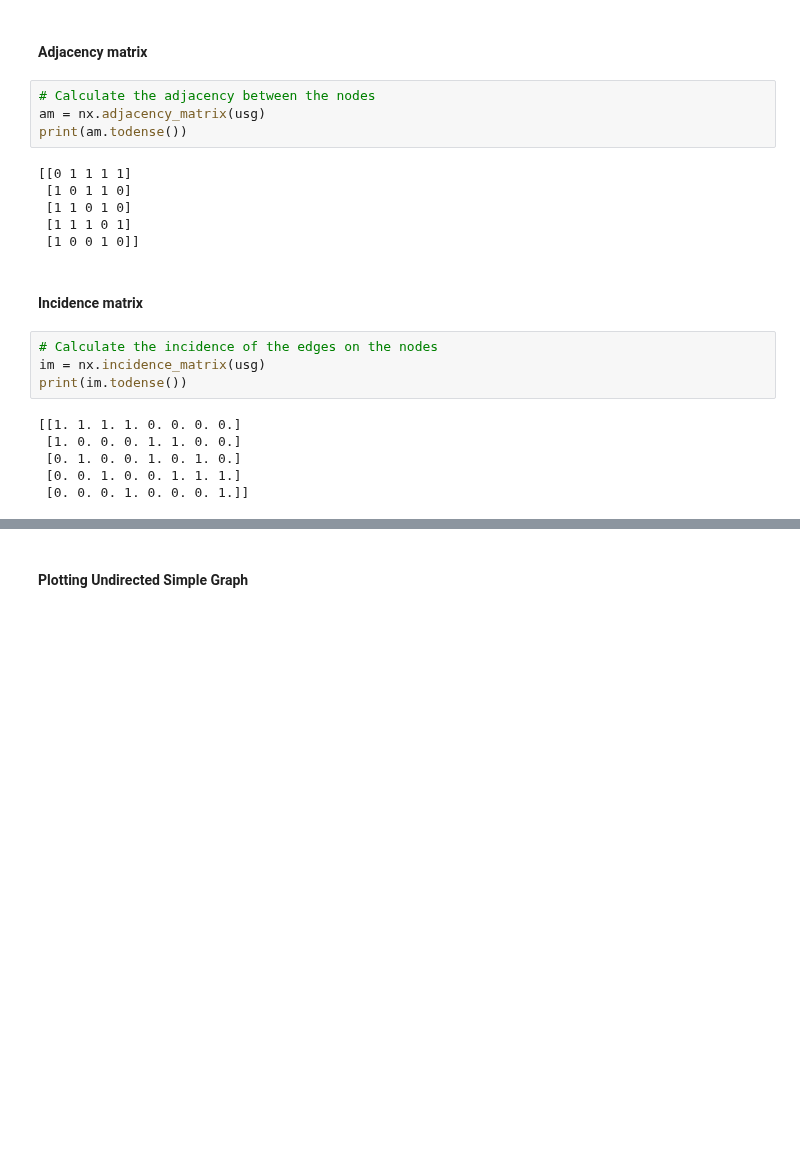
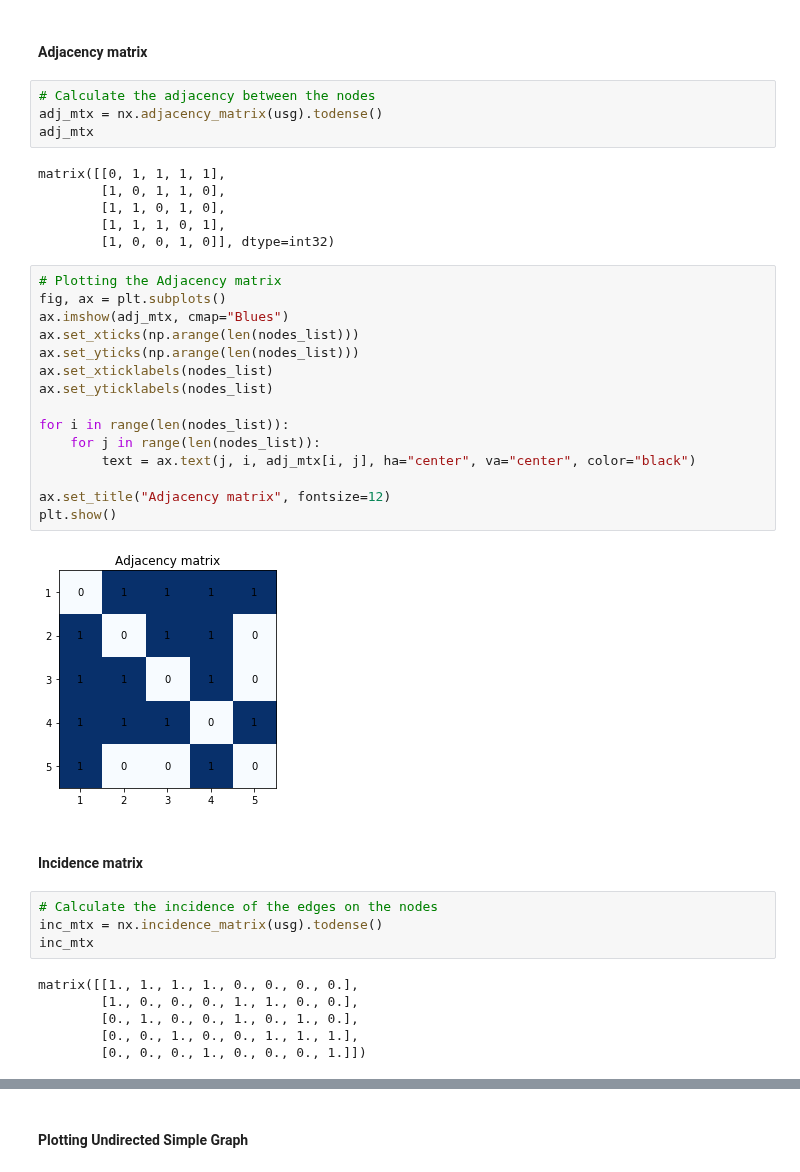
Before and after one commit to ansegura7/Algorithms, a Jupyter notebook: graphs/Graphs.ipynb, the cells around one changed output, grey strips where cells are left out. Saved outputs shown, nothing was run; the diff lists cells and outputs as text; blank space fills up the shorter version.

```diff
--- a/graphs/Graphs.ipynb
+++ b/graphs/Graphs.ipynb
@@ -78,23 +81,40 @@ list(usg.neighbors(1))
 #### Adjacency matrix
 # %%
 # Calculate the adjacency between the nodes
-am = nx.adjacency_matrix(usg)
-print(am.todense())
+adj_mtx = nx.adjacency_matrix(usg).todense()
+adj_mtx
 # %% [output]
-[[0 1 1 1 1]
- [1 0 1 1 0]
- [1 1 0 1 0]
- [1 1 1 0 1]
- [1 0 0 1 0]]
+matrix([[0, 1, 1, 1, 1],
+        [1, 0, 1, 1, 0],
+        [1, 1, 0, 1, 0],
+        [1, 1, 1, 0, 1],
+        [1, 0, 0, 1, 0]], dtype=int32)
+# %%
+# Plotting the Adjacency matrix
+fig, ax = plt.subplots()
+ax.imshow(adj_mtx, cmap="Blues")
+ax.set_xticks(np.arange(len(nodes_list)))
+ax.set_yticks(np.arange(len(nodes_list)))
+ax.set_xticklabels(nodes_list)
+ax.set_yticklabels(nodes_list)
+
+for i in range(len(nodes_list)):
+    for j in range(len(nodes_list)):
+        text = ax.text(j, i, adj_mtx[i, j], ha="center", va="center", color="black")
+
+ax.set_title("Adjacency matrix", fontsize=12)
+plt.show()
+# %% [output]
+[figure, added]
 # %% [markdown]
 #### Incidence matrix
 # %%
 # Calculate the incidence of the edges on the nodes
-im = nx.incidence_matrix(usg)
-print(im.todense())
+inc_mtx = nx.incidence_matrix(usg).todense()
+inc_mtx
 # %% [output]
-[[1. 1. 1. 1. 0. 0. 0. 0.]
- [1. 0. 0. 0. 1. 1. 0. 0.]
- [0. 1. 0. 0. 1. 0. 1. 0.]
- [0. 0. 1. 0. 0. 1. 1. 1.]
- [0. 0. 0. 1. 0. 0. 0. 1.]]
+matrix([[1., 1., 1., 1., 0., 0., 0., 0.],
+        [1., 0., 0., 0., 1., 1., 0., 0.],
+        [0., 1., 0., 0., 1., 0., 1., 0.],
+        [0., 0., 1., 0., 0., 1., 1., 1.],
+        [0., 0., 0., 1., 0., 0., 0., 1.]])
```
Also changed, not shown: parts of 16 cells of this notebook, 1 other file.
